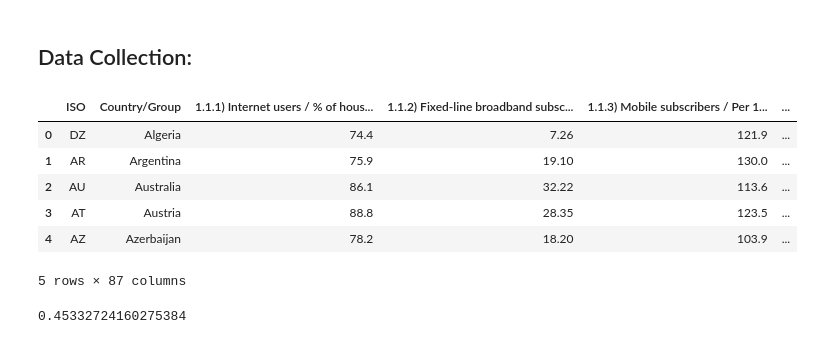
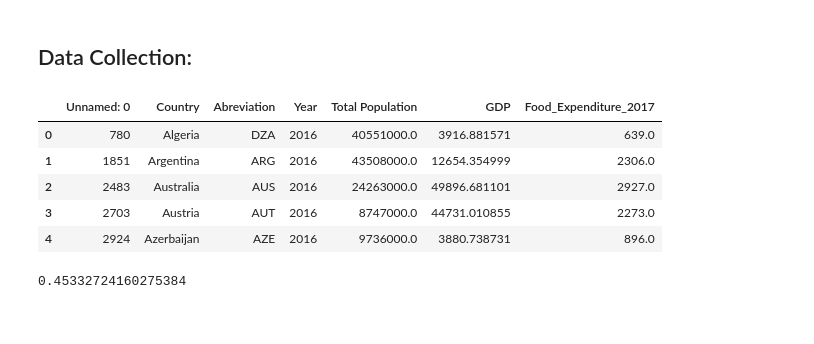
Before and after one commit to tklausner/info2950-project, a Jupyter notebook: INFO2950_Project.ipynb, the cells around one changed output. Cells and saved outputs as stored; diff of their text form; code cells hidden in the pictures.

```diff
--- a/INFO2950_Project.ipynb
+++ b/INFO2950_Project.ipynb
@@ -14,17 +14,17 @@ import matplotlib.pyplot as plt
 
 ## load data
 data = pd.read_csv("3i-index-data.csv",  encoding='latin-1')
-data2 = pd.read_csv("annual-food-expenditure-per-person-vs-gdp-per-capita.csv",  encoding='latin-1')
+data2 = pd.read_csv("annualfoodcapital_clean.csv",  encoding='latin-1')
 # %%
 data.head()
+data2.head()
 # %% [output]
-|  | ISO | Country/Group | 1.1.1) Internet users / % of hous... | 1.1.2) Fixed-line broadband subsc... | 1.1.3) Mobile subscribers / Per 1... | ... |
-| 0 | DZ | Algeria | 74.4 | 7.26 | 121.9 | ... |
-| 1 | AR | Argentina | 75.9 | 19.10 | 130.0 | ... |
-| 2 | AU | Australia | 86.1 | 32.22 | 113.6 | ... |
-| 3 | AT | Austria | 88.8 | 28.35 | 123.5 | ... |
-| 4 | AZ | Azerbaijan | 78.2 | 18.20 | 103.9 | ... |
+|  | Unnamed: 0 | Country | Abreviation | Year | Total Population | GDP | Food_Expenditure_2017 |
+| 0 | 780 | Algeria | DZA | 2016 | 40551000.0 | 3916.881571 | 639.0 |
+| 1 | 1851 | Argentina | ARG | 2016 | 43508000.0 | 12654.354999 | 2306.0 |
+| 2 | 2483 | Australia | AUS | 2016 | 24263000.0 | 49896.681101 | 2927.0 |
+| 3 | 2703 | Austria | AUT | 2016 | 8747000.0 | 44731.010855 | 2273.0 |
+| 4 | 2924 | Azerbaijan | AZE | 2016 | 9736000.0 | 3880.738731 | 896.0 |
-5 rows × 87 columns
 # %%
 data['4.2.1) Privacy regulations / Qualitative rating 0-2, 2=best'].corr(data['1.1.1) Internet users / % of households'])
 # %% [output]
```
Also changed, not shown: parts of 13 cells of this notebook.
